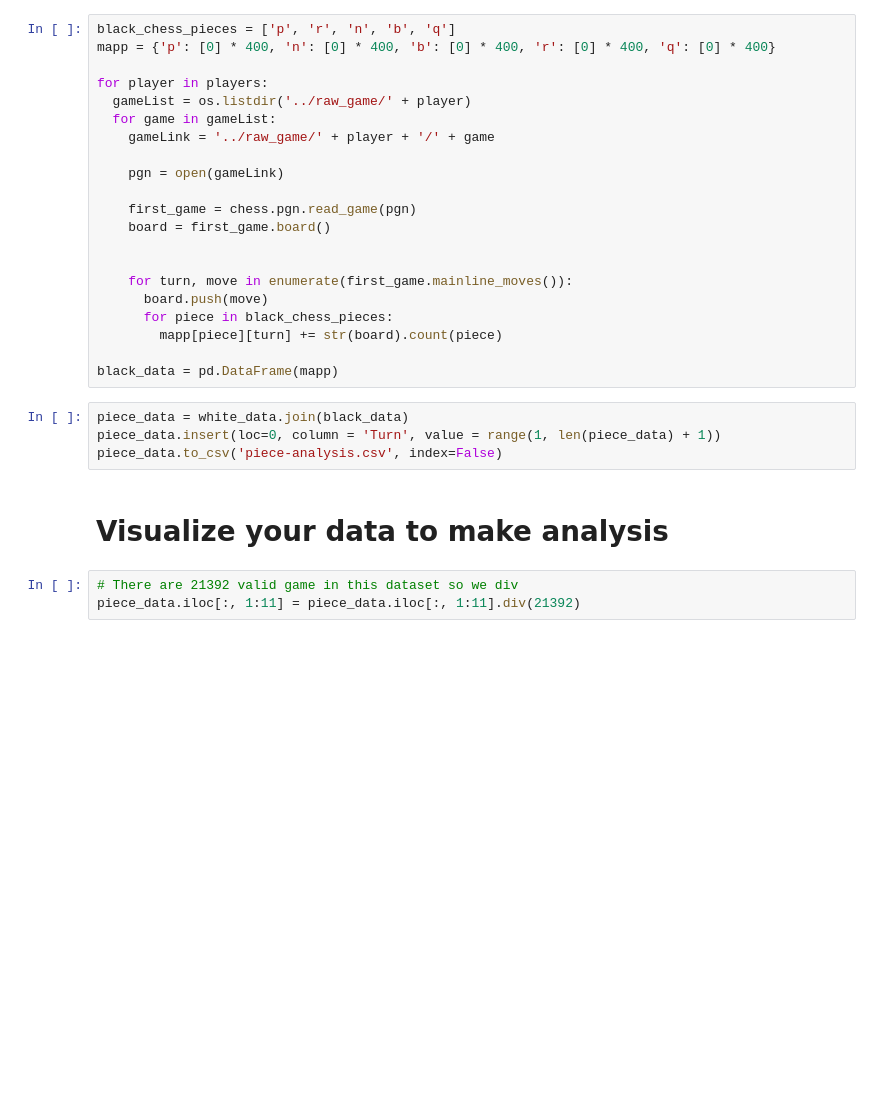
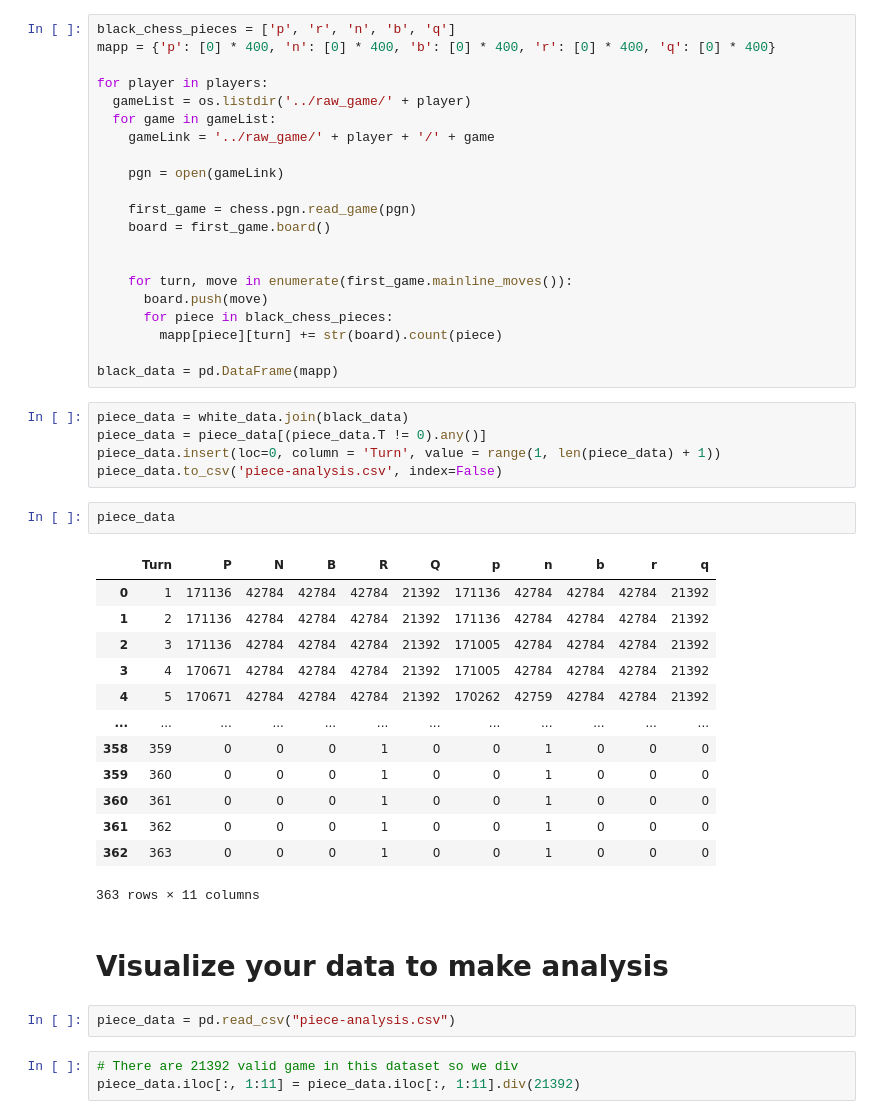
Before and after one commit to trinhhungfischer/chess-ai, a Jupyter notebook: analysis/piece_analysis.ipynb, the cells around one changed output. Drawn from its saved outputs; the diff is of its cells as text; blank space fills up the shorter version.

```diff
--- a/analysis/piece_analysis.ipynb
+++ b/analysis/piece_analysis.ipynb
@@ -56,10 +60,29 @@ for player in players:
 black_data = pd.DataFrame(mapp)
 # %%
 piece_data = white_data.join(black_data)
+piece_data = piece_data[(piece_data.T != 0).any()]
 piece_data.insert(loc=0, column = 'Turn', value = range(1, len(piece_data) + 1))
 piece_data.to_csv('piece-analysis.csv', index=False)
+# %%
+piece_data
+# %% [output]
+|  | Turn | P | N | B | R | Q | p | n | b | r | q |
+| 0 | 1 | 171136 | 42784 | 42784 | 42784 | 21392 | 171136 | 42784 | 42784 | 42784 | 21392 |
+| 1 | 2 | 171136 | 42784 | 42784 | 42784 | 21392 | 171136 | 42784 | 42784 | 42784 | 21392 |
+| 2 | 3 | 171136 | 42784 | 42784 | 42784 | 21392 | 171005 | 42784 | 42784 | 42784 | 21392 |
+| 3 | 4 | 170671 | 42784 | 42784 | 42784 | 21392 | 171005 | 42784 | 42784 | 42784 | 21392 |
+| 4 | 5 | 170671 | 42784 | 42784 | 42784 | 21392 | 170262 | 42759 | 42784 | 42784 | 21392 |
+| ... | ... | ... | ... | ... | ... | ... | ... | ... | ... | ... | ... |
+| 358 | 359 | 0 | 0 | 0 | 1 | 0 | 0 | 1 | 0 | 0 | 0 |
+| 359 | 360 | 0 | 0 | 0 | 1 | 0 | 0 | 1 | 0 | 0 | 0 |
+| 360 | 361 | 0 | 0 | 0 | 1 | 0 | 0 | 1 | 0 | 0 | 0 |
+| 361 | 362 | 0 | 0 | 0 | 1 | 0 | 0 | 1 | 0 | 0 | 0 |
+| 362 | 363 | 0 | 0 | 0 | 1 | 0 | 0 | 1 | 0 | 0 | 0 |
+363 rows × 11 columns
 # %% [markdown]
 # Visualize your data to make analysis
+# %%
+piece_data = pd.read_csv("piece-analysis.csv")
 # %%
 # There are 21392 valid game in this dataset so we div
 piece_data.iloc[:, 1:11] = piece_data.iloc[:, 1:11].div(21392)
```
Also changed, not shown: parts of 8 cells of this notebook, 5 other files.
